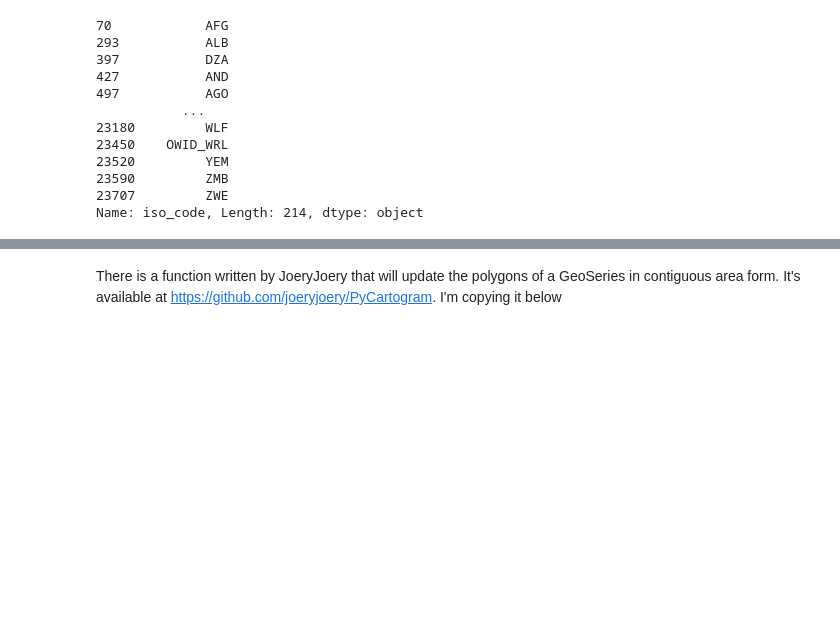
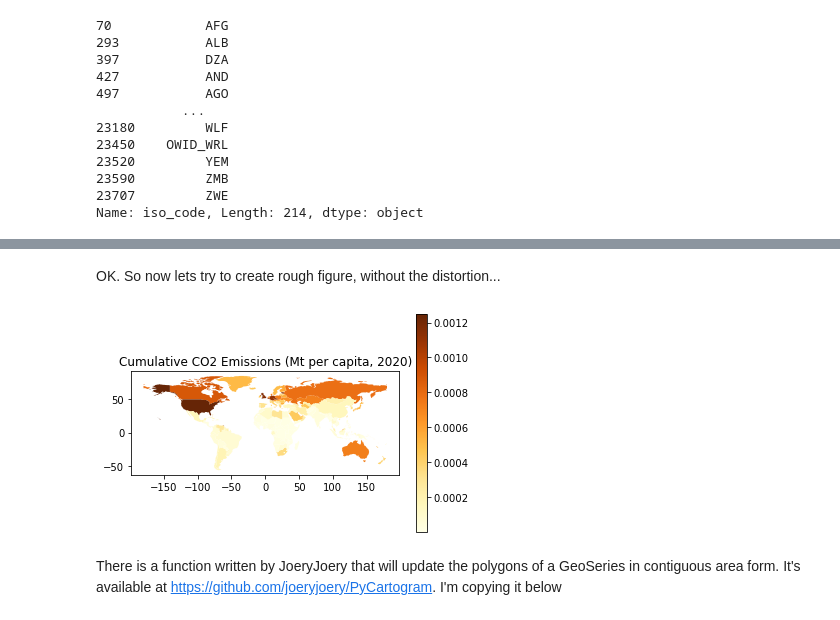
Before and after one commit to chrisbrierley/cartograms, a Jupyter notebook: Cumulative_emissions.ipynb, the cells around one changed output, grey strips where cells are left out. Cells and saved outputs as stored; diff of their text form; code cells hidden in the pictures; blank space fills up the shorter version.

Commit message:
Made a cartogram of cumulative CO2 emissions!

```diff
--- a/Cumulative_emissions.ipynb
+++ b/Cumulative_emissions.ipynb
@@ -20,3 +21,8 @@ raw_co2_data
 | 23706 | ZWE | Zimbabwe | 2018 | 11.341 | 10.674 | 1.094 | 12.815 | 1.475 | ... |
 | 23707 | ZWE | Zimbabwe | 2019 | 10.374 | -8.521 | -0.966 | NaN | NaN | ... |
 23708 rows × 55 columns
+# %%
+# There area some data without country codes at all
+subset=raw_co2_data[raw_co2_data['iso_code'].isnull()]
+rest=raw_co2_data.drop(raw_co2_data[raw_co2_data['iso_code'].isnull()].index)
+rest
@@ -52,0 +70,4 @@ subset
+# %%
+# Remove two lines that have Our World In Data codes, rather than proper ISO codes
+co2_data=co2_data.drop(co2_data[co2_data['iso_code']=="OWID_WRL"].index)
+co2_data=co2_data.drop(co2_data[co2_data['iso_code']=="OWID_KOS"].index)
@@ -52,0 +76,4 @@ subset
+# %%
+cumCO2_per_capita_dict=pd.Series(co2_data.cumulative_co2.values/co2_data.population.values,index=co2_data.iso_code).to_dict()
+cumCO2_Nat_dict=pd.Series(co2_data.cumulative_co2.values,index=co2_data.iso_code).to_dict()
+cumCO2_Nat_dict
@@ -82,0 +110,6 @@ exploded['npts'].min()
+# %%
+world['cumCO2_per_capita']=world['iso_a3'] #add a new column to geodataframe
+world['cumCO2_per_capita']=world['cumCO2_per_capita'].map(cumCO2_per_capita_dict) #replace contents of column through dictionary
+world['cumCO2_Nat']=world['iso_a3'] #add a new column to geodataframe
+world['cumCO2_Nat']=world['cumCO2_Nat'].map(cumCO2_Nat_dict) #replace contents of column through dictionary
+world
@@ -83,2 +130,10 @@ exploded['npts'].min()
+# %% [markdown]
+OK. So now lets try to create rough figure, without the distortion...
+# %%
+world.plot('cumCO2_per_capita',legend=True,cmap="YlOrBr")
+plt.title('Cumulative CO2 Emissions (Mt per capita, 2020)')
+plt.show()
+# %% [output]
+[figure, added]
 # %% [markdown]
 There is a function written by JoeryJoery that will update the polygons of a GeoSeries in contiguous area form. It's available at <https://github.com/joeryjoery/PyCartogram>. I'm copying it below
```
Also changed, not shown: parts of 27 cells of this notebook, 2 other files.
